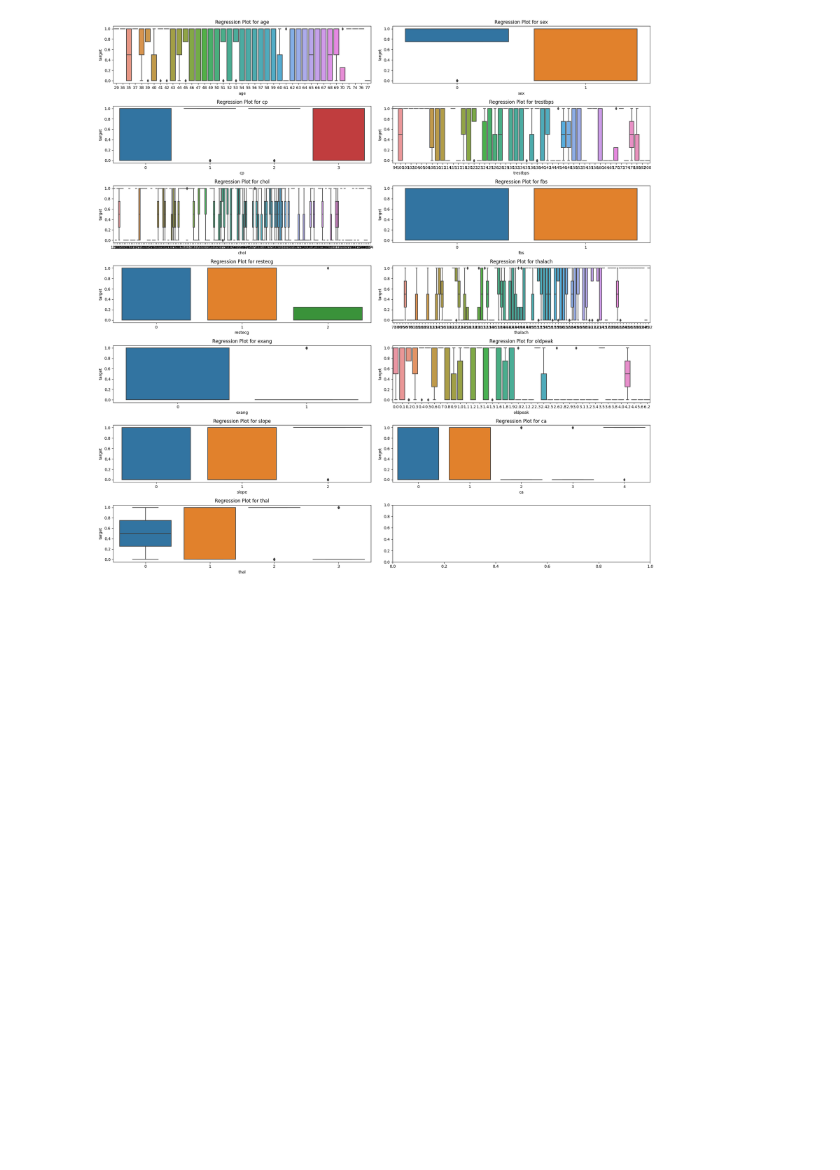
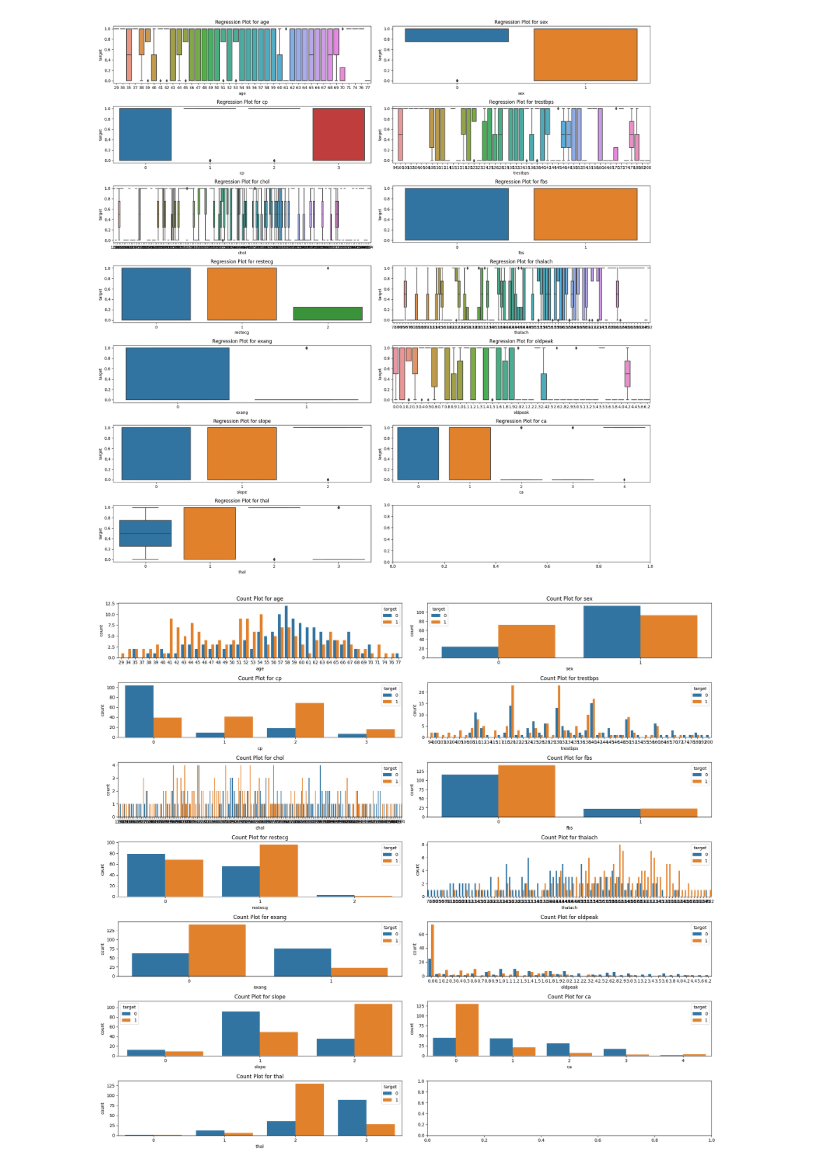
Before and after one commit to SergeyHSE/LinearClassifier.github.io, a Jupyter notebook: LinearClassifier.ipynb, the cells around one changed output. Drawn from its saved outputs; the diff is of its cells as text; code cells hidden in the pictures; blank space fills up the shorter version.

```diff
--- a/LinearClassifier.ipynb
+++ b/LinearClassifier.ipynb
@@ -90,3 +90,16 @@ plt.tight_layout()
 plt.show()
 # %% [output]
 [figure]
+# %%
+# Build bar plots
+
+fig, axes = plt.subplots(nrows=num_rows, ncols=num_cols, figsize=(20, 18))
+axes = axes.flatten()
+for i, feature in enumerate(feature_names):
+    if i < len(feature_names):
+        sns.countplot(x=feature, hue='target', data=data, ax=axes[i])
+        axes[i].set_title(f'Count Plot for {feature}')
+plt.tight_layout()
+plt.show()
+# %% [output]
+[figure, added]
```
